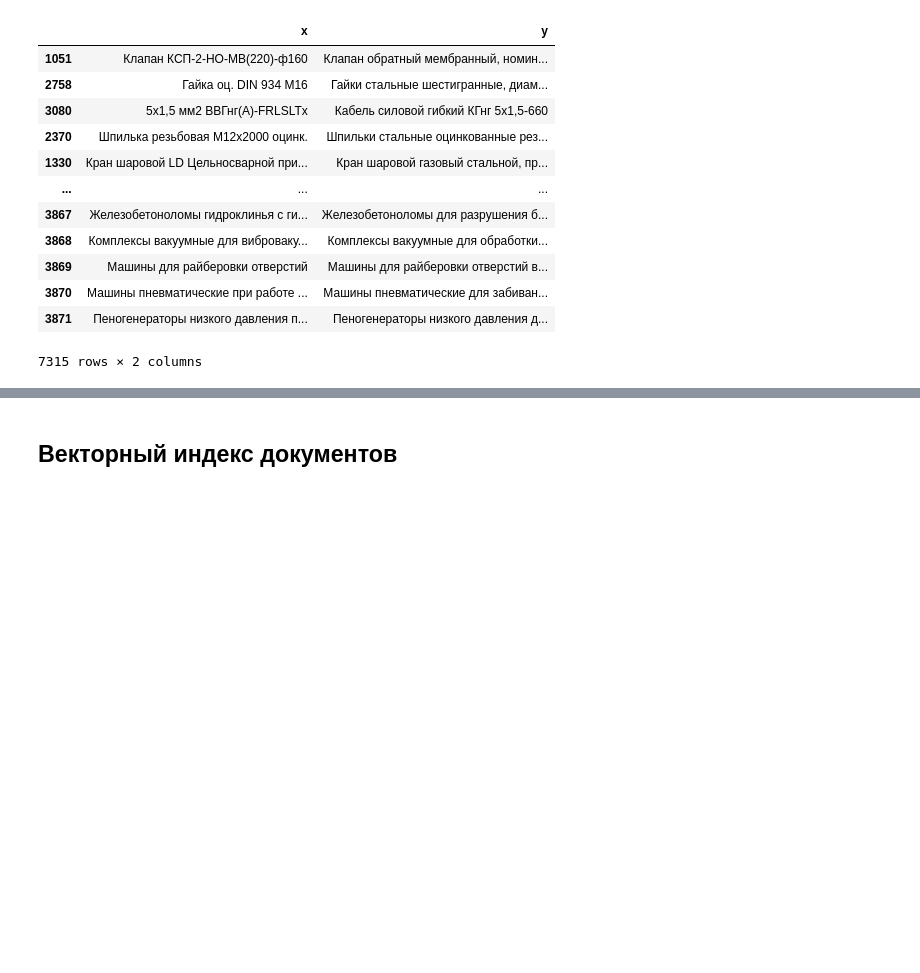
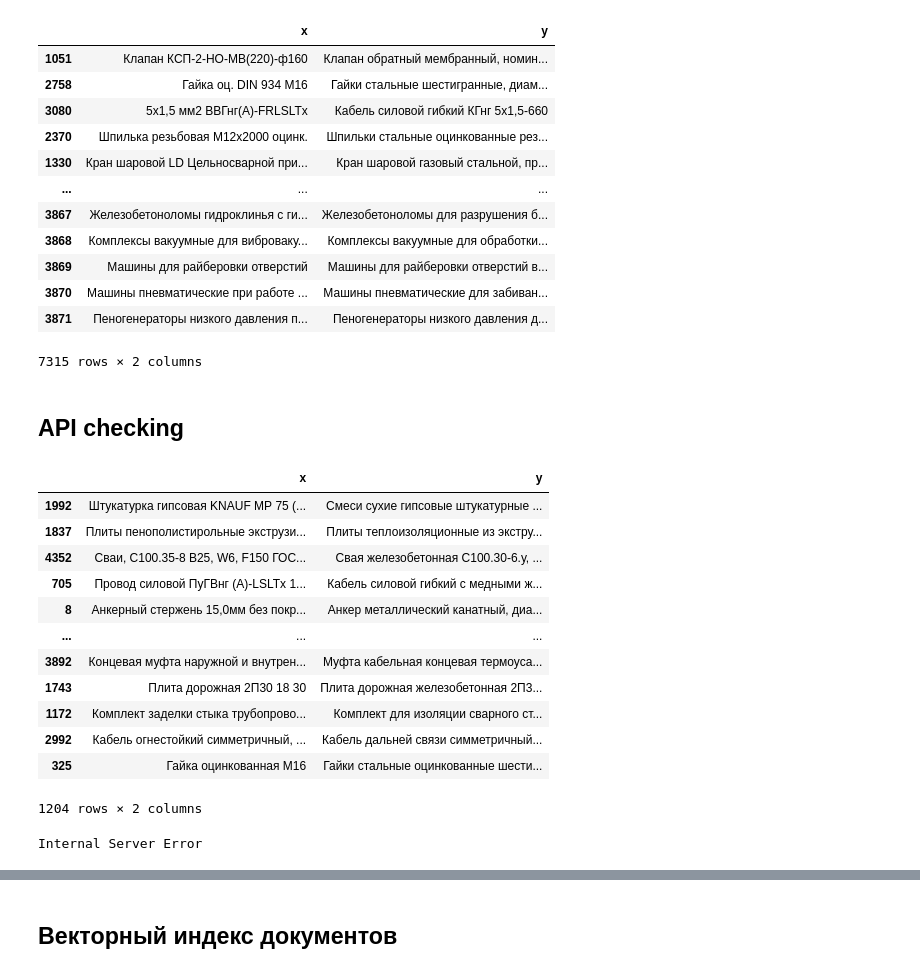
Before and after one commit to moad-dev/bureclass, a Jupyter notebook: research/brc.ipynb, the cells around one changed output, grey strips where cells are left out. Drawn from its saved outputs; the diff is of its cells as text; code cells hidden in the pictures; blank space fills up the shorter version.

```diff
--- a/research/brc.ipynb
+++ b/research/brc.ipynb
@@ -260,3 +258,29 @@ ksr_clean['embedding'] = ksr_clean['name'].apply(model.encode)
 ksr_clean
 # %%
 ksr_clean.to_pickle('ksr_embeddings_advanced.pkl')
+# %% [markdown]
+## API checking
+# %%
+X_test
+# %% [output]
+|  | x | y |
+| 1992 | Штукатурка гипсовая KNAUF МР 75 (... | Смеси сухие гипсовые штукатурные ... |
+| 1837 | Плиты пенополистирольные экструзи... | Плиты теплоизоляционные из экстру... |
+| 4352 | Сваи, С100.35-8 B25, W6, F150 ГОС... | Свая железобетонная С100.30-6.у, ... |
+| 705 | Провод силовой ПуГВнг (A)-LSLTx 1... | Кабель силовой гибкий с медными ж... |
+| 8 | Анкерный стержень 15,0мм без покр... | Анкер металлический канатный, диа... |
+| ... | ... | ... |
+| 3892 | Концевая муфта наружной и внутрен... | Муфта кабельная концевая термоуса... |
+| 1743 | Плита дорожная 2П30 18 30 | Плита дорожная железобетонная 2П3... |
+| 1172 | Комплект заделки стыка трубопрово... | Комплект для изоляции сварного ст... |
+| 2992 | Кабель огнестойкий симметричный, ... | Кабель дальней связи симметричный... |
+| 325 | Гайка оцинкованная М16 | Гайки стальные оцинкованные шести... |
+1204 rows × 2 columns
+# %%
+import requests
+def request_to_api(aaa):
+    pass
+r = requests.get('http://localhost:8000/api/search', params={'object_name': 'анкер забивной м10', 'limit': 1})
+print(r.text)
+# %% [output]
+Internal Server Error
```
Also changed, not shown: parts of 8 cells of this notebook, 3 other files.
